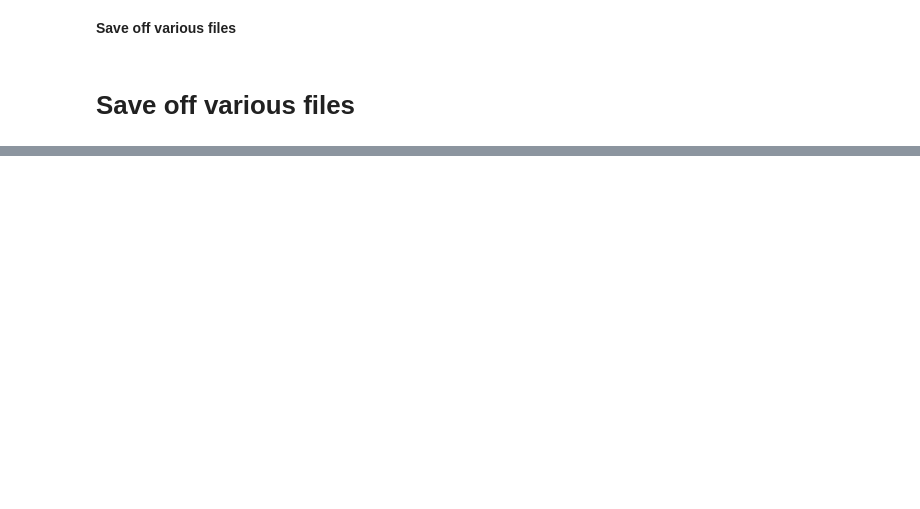
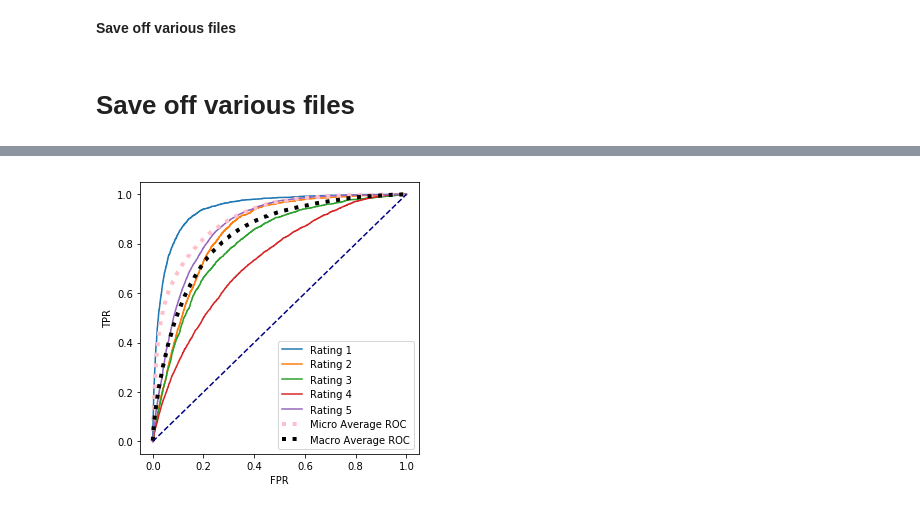
Before and after one commit to sv650s/sb-capstone, a Jupyter notebook: 2019-06-23-CNN_prototype.ipynb, the cells around one changed output, grey strips where cells are left out. Cells and saved outputs as stored; diff of their text form; code cells hidden in the pictures; blank space fills up the shorter version.

```diff
--- a/2019-06-23-CNN_prototype.ipynb
+++ b/2019-06-23-CNN_prototype.ipynb
@@ -412,0 +584,4 @@ report_df.to_csv(REPORT_FILE, index=False)
+# %%
+y_predict300 = model.predict(X_test)
+y_predict300_df = pd.DataFrame(y_predict300)
+y_predict300_df.head()
@@ -412,0 +619,4 @@ report_df.to_csv(REPORT_FILE, index=False)
+# %%
+roc_auc300 =  plot_roc_auc(y_test, y_predict300_df)
+# %% [output]
+[figure, added]
```
Also changed, not shown: parts of 44 cells of this notebook.
